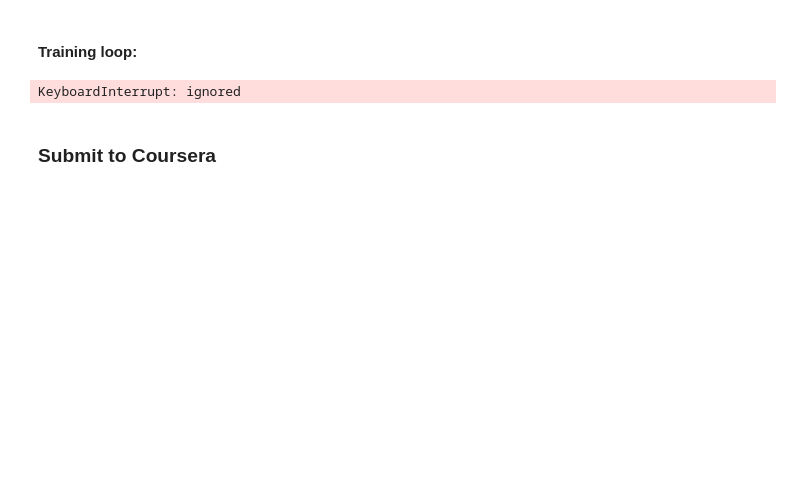
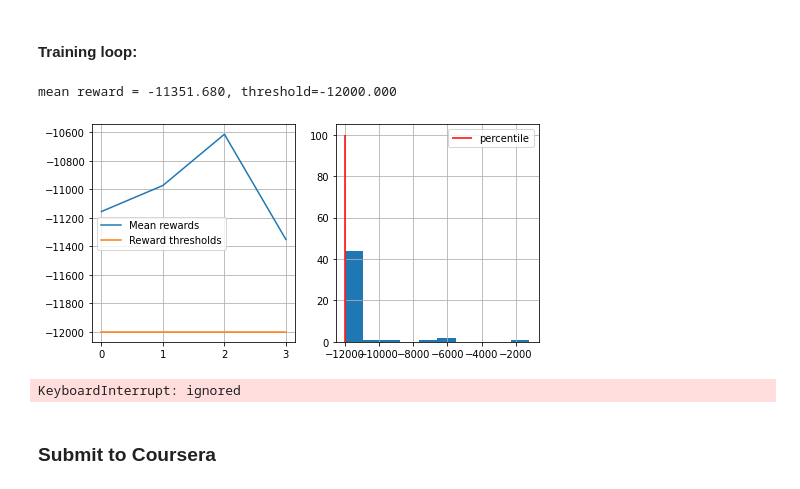
Before and after one commit to PhiDung-hub/Reinforment_Learning, a Jupyter notebook: Coursera/week1_intro/deep_crossentropy_method.ipynb, the cells around one changed output. Drawn from its saved outputs; the diff is of its cells as text; code cells hidden in the pictures; blank space fills up the shorter version.

```diff
--- a/Coursera/week1_intro/deep_crossentropy_method.ipynb
+++ b/Coursera/week1_intro/deep_crossentropy_method.ipynb
@@ -348,7 +338,7 @@ Output: probability of taking 3 actions
 SEED = 0
 
 agent_mountain_car = MLPClassifier(
-    hidden_layer_sizes=(100, 100, 50, 50),
+    hidden_layer_sizes=(100, 70, 50),
     activation='tanh',
     random_state=0,
 )
@@ -435,27 +426,29 @@ def select_elites_mountain_car(states_batch, actions_batch, rewards_batch, perce
 # %%
 from joblib import Parallel, delayed
 
-n_sessions = 100
+n_sessions = 50
 percentile = 70
 log = []
 
 for i in range(100):
     # generate new sessions
     sessions = [generate_session_mountain_car(env, agent_mountain_car) for _ in range(n_sessions)]
 
     states_batch, actions_batch, rewards_batch = map(np.array, zip(*sessions))
 
     elite_states, elite_actions = select_elites_mountain_car(states_batch, actions_batch, rewards_batch, percentile)
 
     # <YOUR CODE: partial_fit agent to predict elite_actions(y) from elite_states(X)>
     agent_mountain_car.partial_fit(elite_states, elite_actions)
 
     show_progress(rewards_batch, log, percentile, reward_range=[np.min(rewards_batch), np.max(rewards_batch)])
 
     if np.mean(rewards_batch) > -150:
         print("You Win! You may stop training now via KeyboardInterrupt.")
 # %% [output]
-KeyboardInterrupt: ignored
+mean reward = -11351.680, threshold=-12000.000
+[figure, added]
+KeyboardInterrupt: ignored
 # %% [markdown]
 ### Submit to Coursera
 # %%
```
Also changed, not shown: parts of 9 cells of this notebook.
